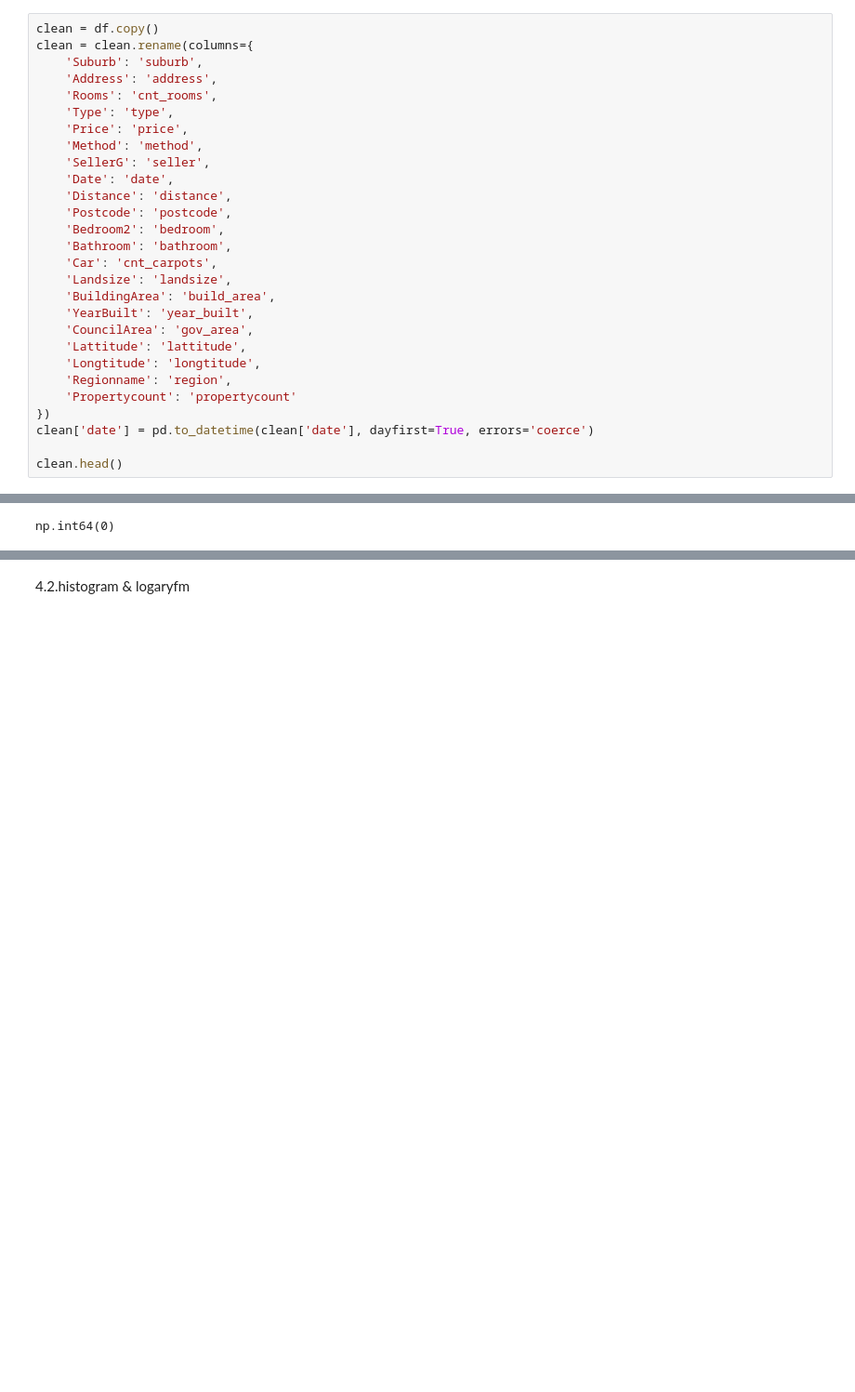
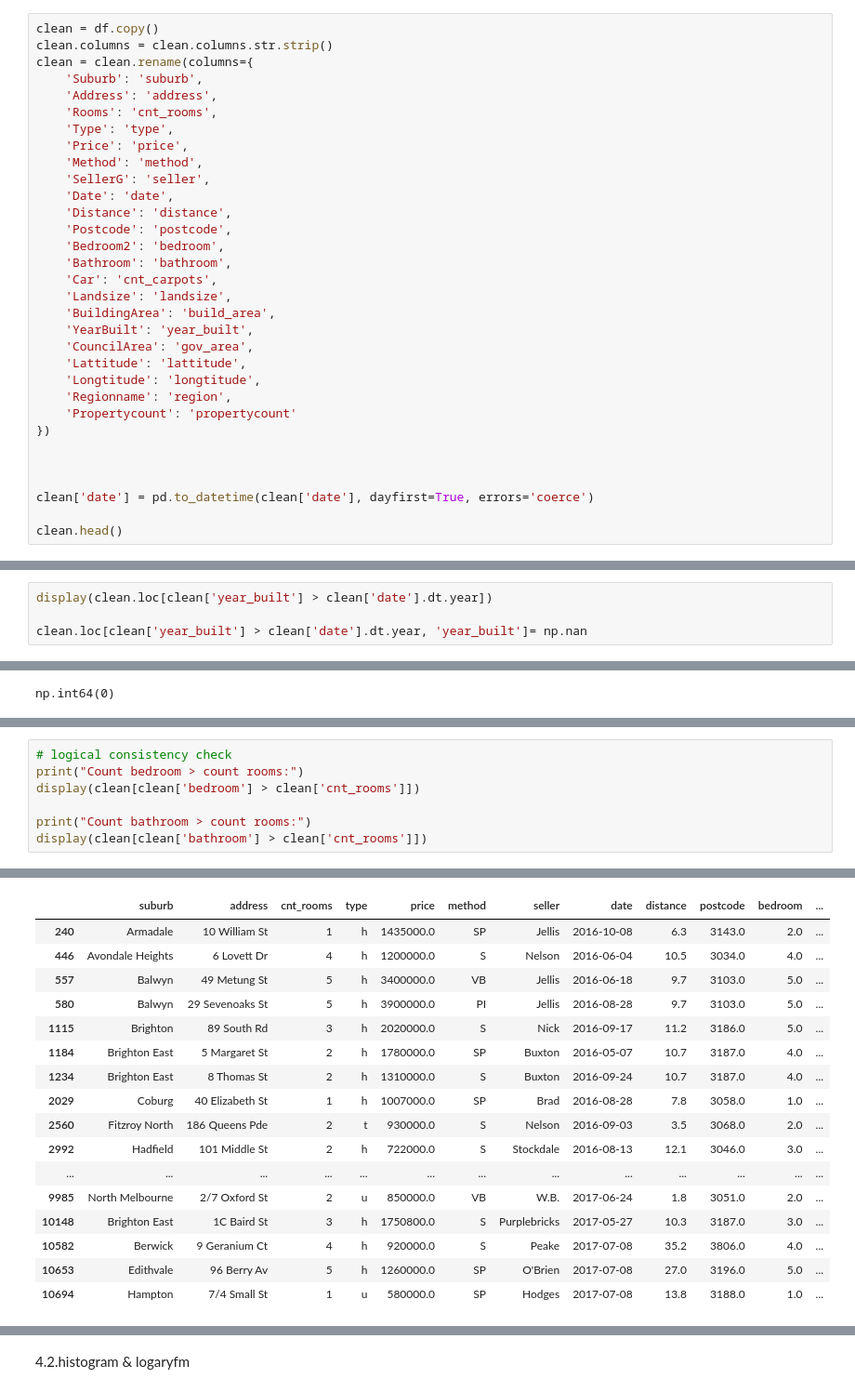
Before and after one commit to NadiiaIvashchuk/melbourne-housing-project, a Jupyter notebook: notebooks/melbourne_housing_project.ipynb, the cells around one changed output, grey strips where cells are left out. Shown at 93% size. Cells and saved outputs as stored; diff of their text form; blank space fills up the shorter version.

```diff
--- a/notebooks/melbourne_housing_project.ipynb
+++ b/notebooks/melbourne_housing_project.ipynb
@@ -150,5 +138,6 @@ Index(['Suburb', 'Address', 'Rooms', 'Type', 'Price', 'Method', 'SellerG', 'Date
 # %%
 clean = df.copy()
+clean.columns = clean.columns.str.strip()
 clean = clean.rename(columns={
     'Suburb': 'suburb',
     'Address': 'address',
@@ -172,6 +161,9 @@ clean = clean.rename(columns={
     'Regionname': 'region',
     'Propertycount': 'propertycount'
 })
+
+
+
 clean['date'] = pd.to_datetime(clean['date'], dayfirst=True, errors='coerce')
 
 clean.head()
@@ -182,3 +174,7 @@ clean.head()
 | 2 | Abbotsford | 5 Charles St | 3 | h | 1465000.0 | SP | Biggin | 2017-03-04 | 2.5 | 3067.0 | 3.0 | ... |
 | 3 | Abbotsford | 40 Federation La | 3 | h | 850000.0 | PI | Biggin | 2017-03-04 | 2.5 | 3067.0 | 3.0 | ... |
 | 4 | Abbotsford | 55a Park St | 4 | h | 1600000.0 | VB | Nelson | 2016-06-04 | 2.5 | 3067.0 | 3.0 | ... |
+# %%
+display(clean.loc[clean['year_built'] > clean['date'].dt.year])
+
+clean.loc[clean['year_built'] > clean['date'].dt.year, 'year_built']= np.nan
@@ -223,0 +280,8 @@ np.int64(0)
+# %%
+# logical consistency check
+print("Count bedroom > count rooms:")
+display(clean[clean['bedroom'] > clean['cnt_rooms']])
+
+print("Count bathroom > count rooms:")
+display(clean[clean['bathroom'] > clean['cnt_rooms']])
+# %% [output]
@@ -223,0 +303,17 @@ np.int64(0)
+|  | suburb | address | cnt_rooms | type | price | method | seller | date | distance | postcode | bedroom | ... |
+| 240 | Armadale | 10 William St | 1 | h | 1435000.0 | SP | Jellis | 2016-10-08 | 6.3 | 3143.0 | 2.0 | ... |
+| 446 | Avondale Heights | 6 Lovett Dr | 4 | h | 1200000.0 | S | Nelson | 2016-06-04 | 10.5 | 3034.0 | 4.0 | ... |
+| 557 | Balwyn | 49 Metung St | 5 | h | 3400000.0 | VB | Jellis | 2016-06-18 | 9.7 | 3103.0 | 5.0 | ... |
+| 580 | Balwyn | 29 Sevenoaks St | 5 | h | 3900000.0 | PI | Jellis | 2016-08-28 | 9.7 | 3103.0 | 5.0 | ... |
+| 1115 | Brighton | 89 South Rd | 3 | h | 2020000.0 | S | Nick | 2016-09-17 | 11.2 | 3186.0 | 5.0 | ... |
+| 1184 | Brighton East | 5 Margaret St | 2 | h | 1780000.0 | SP | Buxton | 2016-05-07 | 10.7 | 3187.0 | 4.0 | ... |
+| 1234 | Brighton East | 8 Thomas St | 2 | h | 1310000.0 | S | Buxton | 2016-09-24 | 10.7 | 3187.0 | 4.0 | ... |
+| 2029 | Coburg | 40 Elizabeth St | 1 | h | 1007000.0 | SP | Brad | 2016-08-28 | 7.8 | 3058.0 | 1.0 | ... |
+| 2560 | Fitzroy North | 186 Queens Pde | 2 | t | 930000.0 | S | Nelson | 2016-09-03 | 3.5 | 3068.0 | 2.0 | ... |
+| 2992 | Hadfield | 101 Middle St | 2 | h | 722000.0 | S | Stockdale | 2016-08-13 | 12.1 | 3046.0 | 3.0 | ... |
+| ... | ... | ... | ... | ... | ... | ... | ... | ... | ... | ... | ... | ... |
+| 9985 | North Melbourne | 2/7 Oxford St | 2 | u | 850000.0 | VB | W.B. | 2017-06-24 | 1.8 | 3051.0 | 2.0 | ... |
+| 10148 | Brighton East | 1C Baird St | 3 | h | 1750800.0 | S | Purplebricks | 2017-05-27 | 10.3 | 3187.0 | 3.0 | ... |
+| 10582 | Berwick | 9 Geranium Ct | 4 | h | 920000.0 | S | Peake | 2017-07-08 | 35.2 | 3806.0 | 4.0 | ... |
+| 10653 | Edithvale | 96 Berry Av | 5 | h | 1260000.0 | SP | O'Brien | 2017-07-08 | 27.0 | 3196.0 | 5.0 | ... |
+| 10694 | Hampton | 7/4 Small St | 1 | u | 580000.0 | SP | Hodges | 2017-07-08 | 13.8 | 3188.0 | 1.0 | ... |
```
Also changed, not shown: parts of 19 cells of this notebook.
